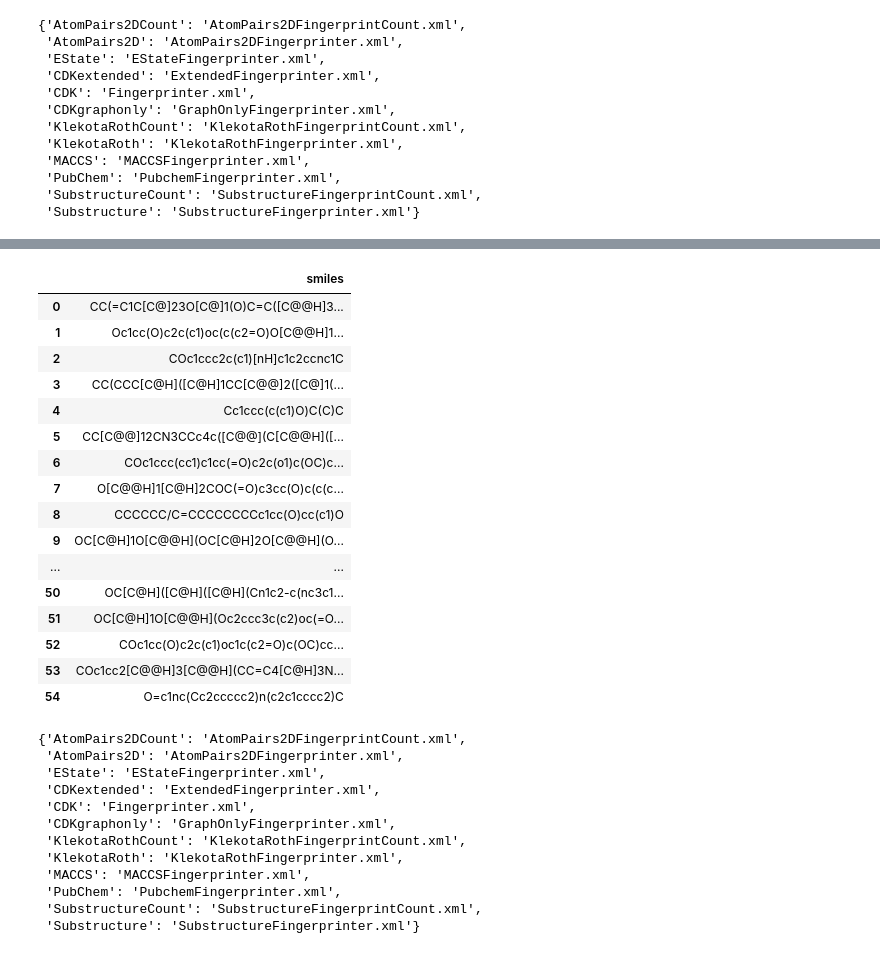
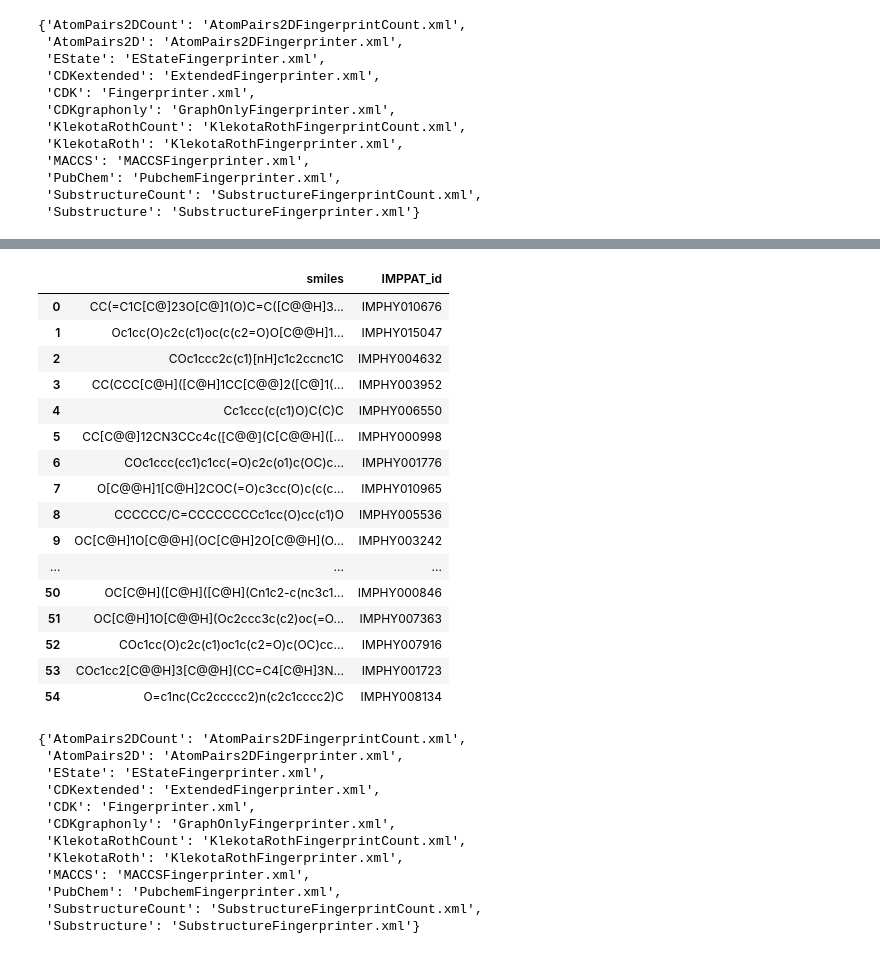
Before and after one commit to Vanitha-Jain/capstone, a Jupyter notebook: pubchem_unknown.ipynb, the cells around one changed output, grey strips where cells are left out. Drawn from its saved outputs; the diff is of its cells as text; code cells hidden in the pictures.

```diff
--- a/pubchem_unknown.ipynb
+++ b/pubchem_unknown.ipynb
@@ -96,25 +96,25 @@ Index(['Compounds Name', 'molecule_imppat_id', 'smiles'], dtype='object')
 # %%
-df = pd.concat([df['smiles']], axis=1)
+df = pd.concat( [df['smiles'],df['IMPPAT_id']], axis=1 )
 df.to_csv('molecule.smi', sep='\t', index=False, header=False)
 df
 # %% [output]
-|  | smiles |
-| 0 | CC(=C1C[C@]23O[C@]1(O)C=C([C@@H]3... |
-| 1 | Oc1cc(O)c2c(c1)oc(c(c2=O)O[C@@H]1... |
-| 2 | COc1ccc2c(c1)[nH]c1c2ccnc1C |
-| 3 | CC(CCC[C@H]([C@H]1CC[C@@]2([C@]1(... |
-| 4 | Cc1ccc(c(c1)O)C(C)C |
-| 5 | CC[C@@]12CN3CCc4c([C@@](C[C@@H]([... |
-| 6 | COc1ccc(cc1)c1cc(=O)c2c(o1)c(OC)c... |
-| 7 | O[C@@H]1[C@H]2COC(=O)c3cc(O)c(c(c... |
-| 8 | CCCCCC/C=CCCCCCCCc1cc(O)cc(c1)O |
-| 9 | OC[C@H]1O[C@@H](OC[C@H]2O[C@@H](O... |
-| ... | ... |
-| 50 | OC[C@H]([C@H]([C@H](Cn1c2-c(nc3c1... |
-| 51 | OC[C@H]1O[C@@H](Oc2ccc3c(c2)oc(=O... |
-| 52 | COc1cc(O)c2c(c1)oc1c(c2=O)c(OC)cc... |
-| 53 | COc1cc2[C@@H]3[C@@H](CC=C4[C@H]3N... |
-| 54 | O=c1nc(Cc2ccccc2)n(c2c1cccc2)C |
+|  | smiles | IMPPAT_id |
+| 0 | CC(=C1C[C@]23O[C@]1(O)C=C([C@@H]3... | IMPHY010676 |
+| 1 | Oc1cc(O)c2c(c1)oc(c(c2=O)O[C@@H]1... | IMPHY015047 |
+| 2 | COc1ccc2c(c1)[nH]c1c2ccnc1C | IMPHY004632 |
+| 3 | CC(CCC[C@H]([C@H]1CC[C@@]2([C@]1(... | IMPHY003952 |
+| 4 | Cc1ccc(c(c1)O)C(C)C | IMPHY006550 |
+| 5 | CC[C@@]12CN3CCc4c([C@@](C[C@@H]([... | IMPHY000998 |
+| 6 | COc1ccc(cc1)c1cc(=O)c2c(o1)c(OC)c... | IMPHY001776 |
+| 7 | O[C@@H]1[C@H]2COC(=O)c3cc(O)c(c(c... | IMPHY010965 |
+| 8 | CCCCCC/C=CCCCCCCCc1cc(O)cc(c1)O | IMPHY005536 |
+| 9 | OC[C@H]1O[C@@H](OC[C@H]2O[C@@H](O... | IMPHY003242 |
+| ... | ... | ... |
+| 50 | OC[C@H]([C@H]([C@H](Cn1c2-c(nc3c1... | IMPHY000846 |
+| 51 | OC[C@H]1O[C@@H](Oc2ccc3c(c2)oc(=O... | IMPHY007363 |
+| 52 | COc1cc(O)c2c(c1)oc1c(c2=O)c(OC)cc... | IMPHY007916 |
+| 53 | COc1cc2[C@@H]3[C@@H](CC=C4[C@H]3N... | IMPHY001723 |
+| 54 | O=c1nc(Cc2ccccc2)n(c2c1cccc2)C | IMPHY008134 |
 # %%
 fp
 # %% [output]
```
Also changed, not shown: parts of 5 cells of this notebook.
